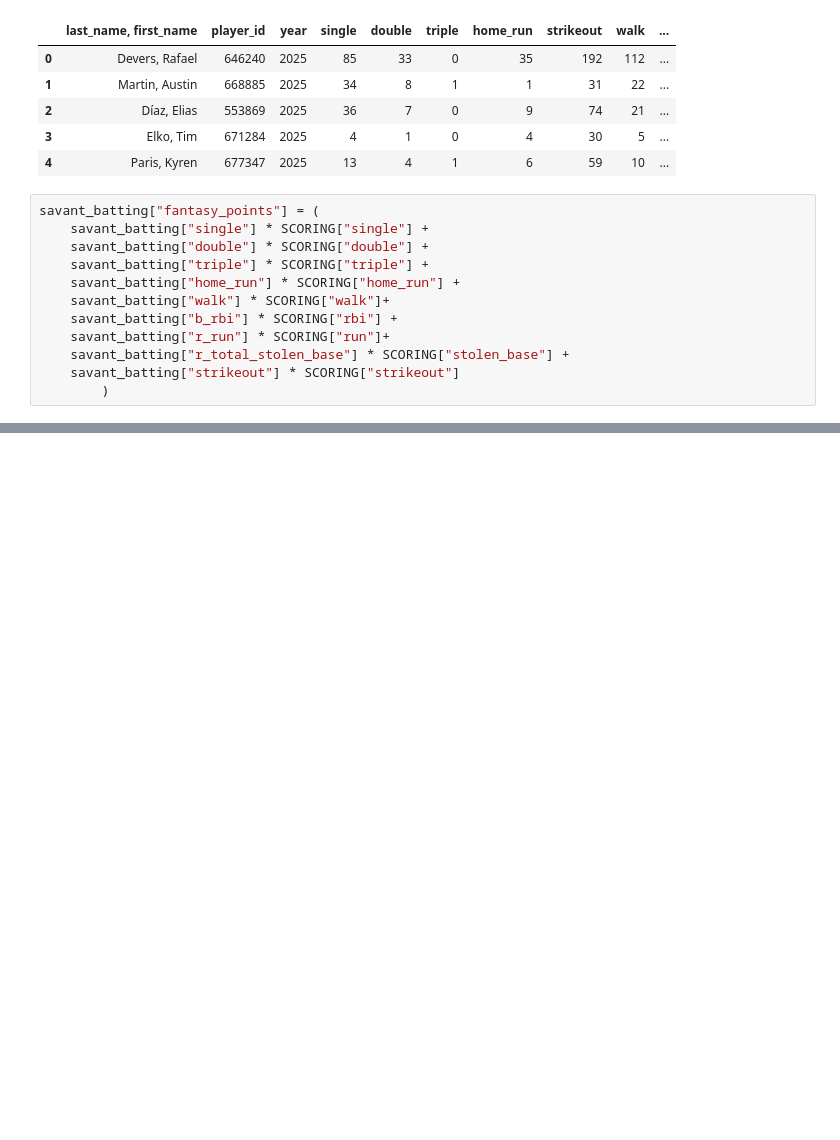
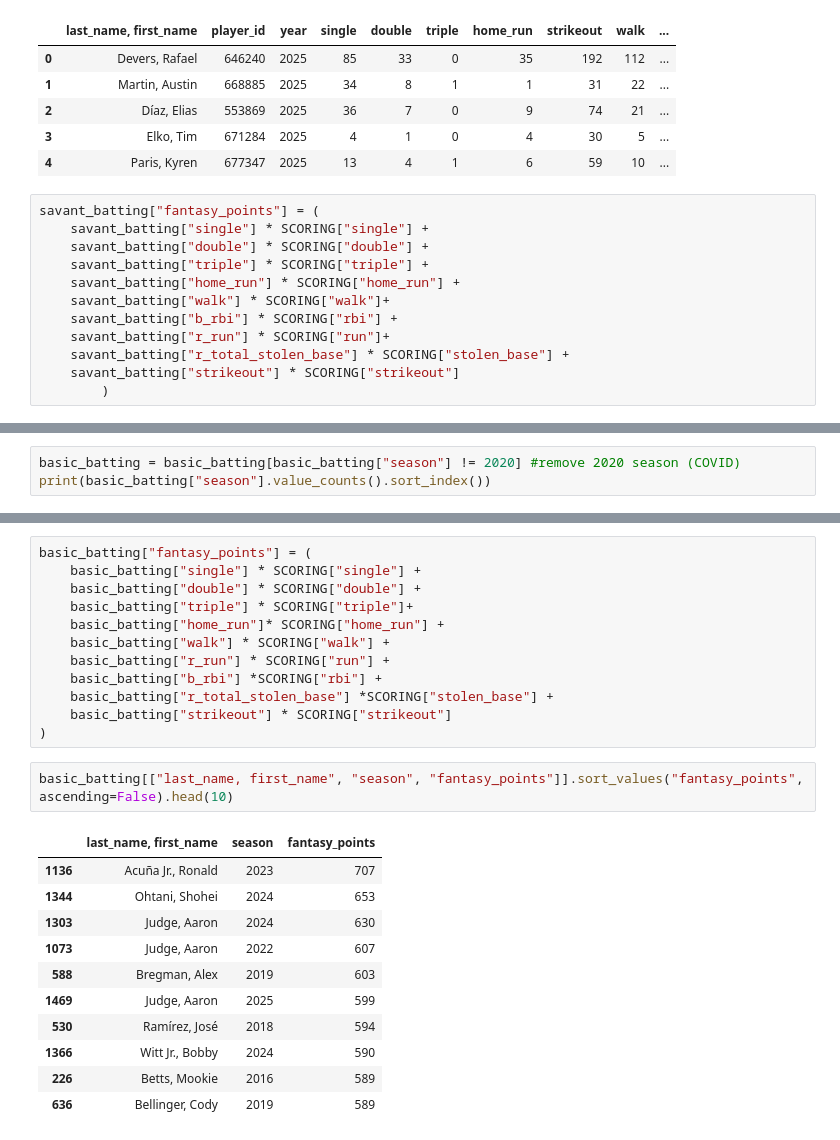
Before and after one commit to Gabriel-Molina123/baseball-fantasy-projections, a Jupyter notebook: notebooks/01_data_test.ipynb, the cells around one changed output, grey strips where cells are left out. Cells and saved outputs as stored; diff of their text form; blank space fills up the shorter version.

```diff
--- a/notebooks/01_data_test.ipynb
+++ b/notebooks/01_data_test.ipynb
@@ -195,0 +208,3 @@ savant_batting[["last_name, first_name", "fantasy_points"]
+# %%
+basic_batting = basic_batting[basic_batting["season"] != 2020] #remove 2020 season (COVID)
+print(basic_batting["season"].value_counts().sort_index())
@@ -195,0 +224,26 @@ savant_batting[["last_name, first_name", "fantasy_points"]
+# %%
+basic_batting["fantasy_points"] = (
+    basic_batting["single"] * SCORING["single"] +
+    basic_batting["double"] * SCORING["double"] +
+    basic_batting["triple"] * SCORING["triple"]+
+    basic_batting["home_run"]* SCORING["home_run"] +
+    basic_batting["walk"] * SCORING["walk"] +
+    basic_batting["r_run"] * SCORING["run"] +
+    basic_batting["b_rbi"] *SCORING["rbi"] +
+    basic_batting["r_total_stolen_base"] *SCORING["stolen_base"] +
+    basic_batting["strikeout"] * SCORING["strikeout"]
+)
+# %%
+basic_batting[["last_name, first_name", "season", "fantasy_points"]].sort_values("fantasy_points", ascending=False).head(10)
+# %% [output]
+|  | last_name, first_name | season | fantasy_points |
+| 1136 | Acuña Jr., Ronald | 2023 | 707 |
+| 1344 | Ohtani, Shohei | 2024 | 653 |
+| 1303 | Judge, Aaron | 2024 | 630 |
+| 1073 | Judge, Aaron | 2022 | 607 |
+| 588 | Bregman, Alex | 2019 | 603 |
+| 1469 | Judge, Aaron | 2025 | 599 |
+| 530 | Ramírez, José | 2018 | 594 |
+| 1366 | Witt Jr., Bobby | 2024 | 590 |
+| 226 | Betts, Mookie | 2016 | 589 |
+| 636 | Bellinger, Cody | 2019 | 589 |
```
Also changed, not shown: parts of 6 cells of this notebook.
